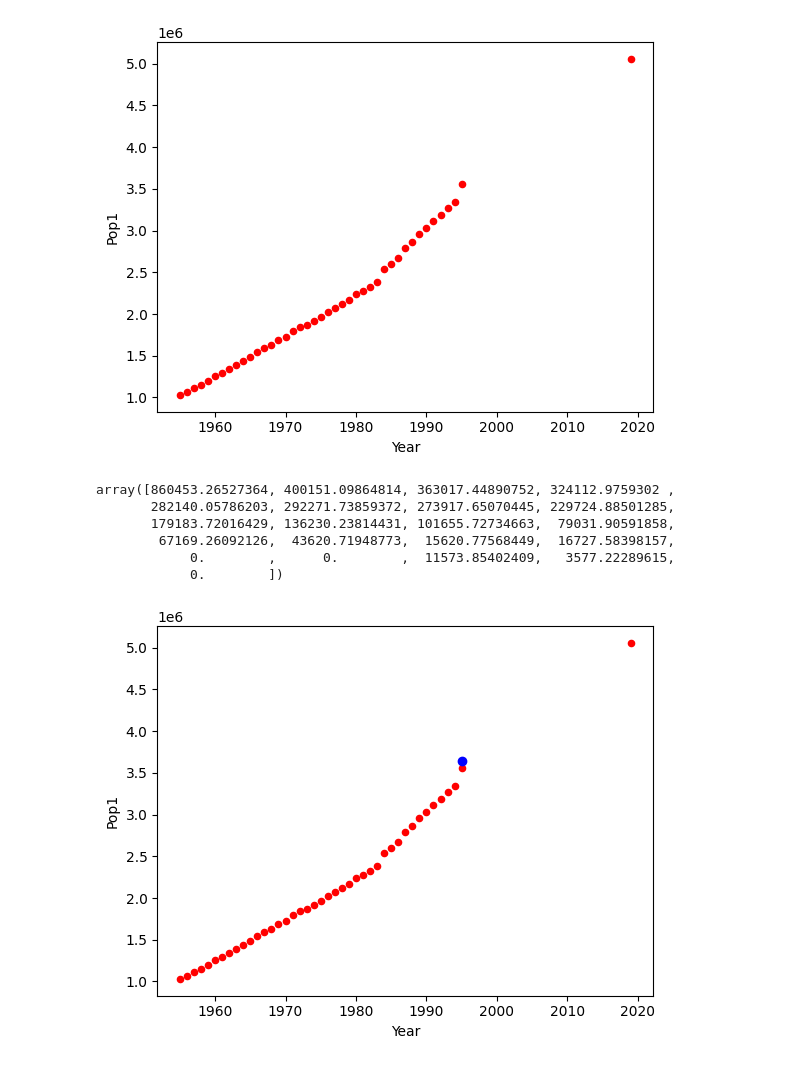
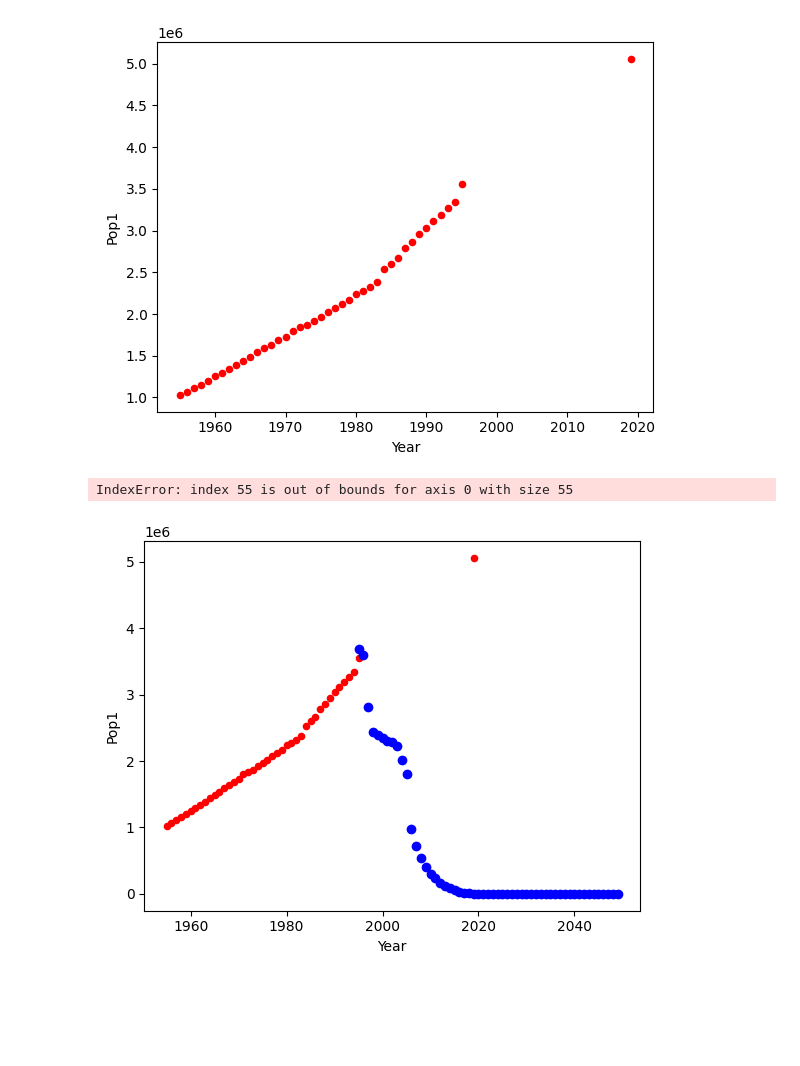
Before and after one commit to Voluptatemn/Population2023, a Jupyter notebook: Analysis.ipynb, the cells around one changed output. Cells and saved outputs as stored; diff of their text form; code cells hidden in the pictures; blank space fills up the shorter version.

```diff
--- a/Analysis.ipynb
+++ b/Analysis.ipynb
@@ -738,77 +738,40 @@ for i in mort_d[key]:
 
             next_lnmrdf = i[year]
             next_lnfrdf = j[year]
 
             max_lnmrdf_row += next_lnmrdf
             actually_mr = np.diag(np.exp(max_lnmrdf_row)[0])
             max_lnfrdf_row += next_lnfrdf
             actually_fr = np.exp(max_lnfrdf_row)[0][0]
 
             total_pop = population_array.sum()
 
             deaths = population_array * actually_mr
             deaths = np.nan_to_num(deaths.diagonal())
             total_deaths = deaths.sum()
 
             births = total_pop * actually_fr
 
             population_array[0] += births
             population_array -= deaths
 
             for ele in range(len(population_array)):
                 if population_array[ele] < 0:
                     population_array[ele] = 0
-            display(population_array)
 
+            aged = population_array / 5
+            population_array -= aged
+
+            for ele in range (len(aged)-1):
+                population_array[ele+1] += aged[ele]
+
+            total_pop = population_array.sum()
             curr_Year += 1
-            plt.scatter(curr_Year, y, color='blue')
+            plt.scatter(curr_Year, total_pop, color='blue')
 
 
-
-            break
-            display(population_array)
-            display(total_pop)
-            for s in range (0, 5):
-                deaths = population_array * actually_mr
-                deaths = np.nan_to_num(deaths.diagonal())
-                display('deaths', deaths)
-                total_deaths = deaths.sum()
-                births = total_pop * actually_fr
-                display('births',births)
-                y = total_pop - total_deaths + births
-                curr_Year += 1
-                plt.scatter(curr_Year, y, color='blue')
-                population_array[0] += births
-                display(population_array)
-                population_array -= deaths
-                aged = population_array / 5
-                display(aged)
-                population_array -= aged
-                for i in range (len(aged)-1):
-                    population_array[i+1] += aged[i]
-                total_pop = population_array.sum()
-
-
-
-            next_dict = {}
-            for c in range(6, 27):
-                p_column = f'Pop{c}'
-                next_dict[p_column] = population_array[c-6]
-
-
-
-            max_pdf_row = pd.DataFrame(next_dict)
-            display(max_pdf_row)
-
-
-            break
         break
     break
 # %% [output]
-array([860453.26527364, 400151.09864814, 363017.44890752, 324112.9759302 ,
-       282140.05786203, 292271.73859372, 273917.65070445, 229724.88501285,
-       179183.72016429, 136230.23814431, 101655.72734663,  79031.90591858,
-        67169.26092126,  43620.71948773,  15620.77568449,  16727.58398157,
-            0.        ,      0.        ,  11573.85402409,   3577.22289615,
-            0.        ])
+IndexError: index 55 is out of bounds for axis 0 with size 55
-[figure, old version]
+[figure, new version]
```
